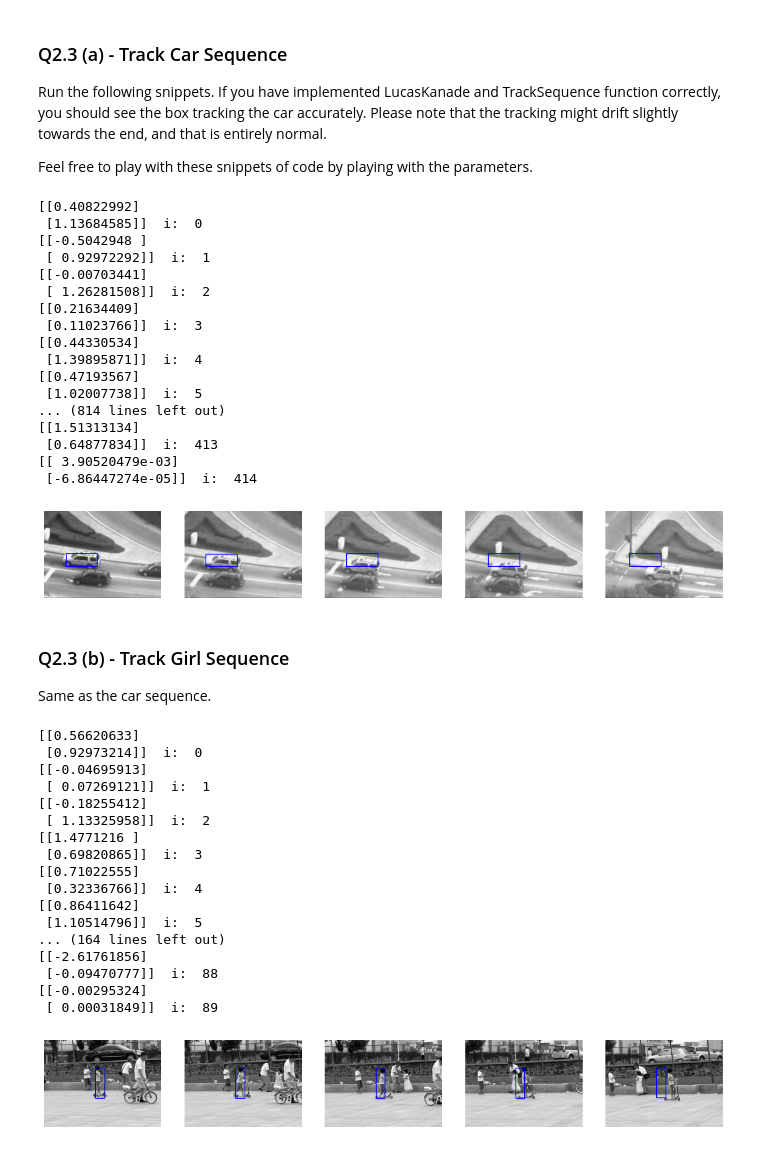
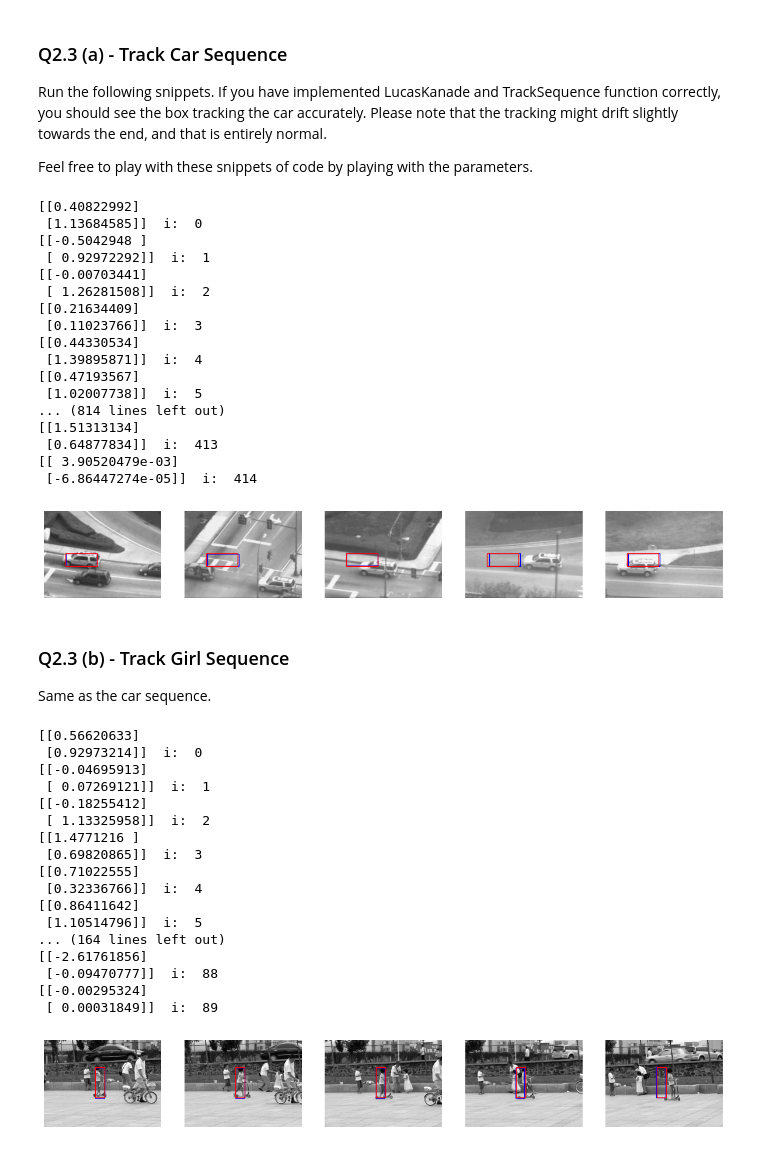
Before and after one commit to IanKrause/computer-vision, a Jupyter notebook: hw2/LucasKanade.ipynb, the cells around one changed output. Saved outputs shown, nothing was run; the diff lists cells and outputs as text; code cells hidden in the pictures.

```diff
--- a/hw2/LucasKanade.ipynb
+++ b/hw2/LucasKanade.ipynb
@@ -56,7 +56,7 @@ Make sure to comment your code and use proper names for your variables.
 from scipy.interpolate import RectBivariateSpline
 from numpy.linalg import lstsq
 
-def LucasKanade(It, It1, rect, threshold, num_iters, p0=np.zeros((2,1))):
+def LucasKanade(It, It1, rect, threshold, num_iters, p0):
     """
     :param[np.array(H, W)] It   : Grayscale image at time t [float]
     :param[np.array(H, W)] It1  : Grayscale image at time t+1 [float]
@@ -107,7 +107,6 @@ def LucasKanade(It, It1, rect, threshold, num_iters, p0=np.zeros((2,1))):
         #IW = rbs.ev(xgrid,ygrid)
         IW_flat = np.reshape(IW, (IW.size,1))
 
-        gradient = np.gradient(IW)
         gradientVecX = np.ravel(np.gradient(IW,axis=1))
         #print(gradientVecX.shape)
         gradientVecY = np.ravel(np.gradient(IW,axis=0))
@@ -139,6 +138,9 @@ def LucasKanade(It, It1, rect, threshold, num_iters, p0=np.zeros((2,1))):
     # plt.imshow(T_t)
     # plt.figure()
     # plt.imshow(IW)
+    # plt.figure()
+    # plt.imshow(np.gradient(IW,axis=0))
+
     # Px and Py seem to be switched, temporary fix for proper output
     # px_real = p[1,0]
     # py_real = p[0,0]
@@ -254,7 +258,7 @@ Run the following snippets. If you have implemented LucasKanade and TrackSequenc
 
 Feel free to play with these snippets of code by playing with the parameters.
 # %%
-def visualize_track(seq,rects,frames):
+def visualize_track(seq,rects,frames,rect):
     # Visualize tracks on an image sequence for a select number of frames
     plt.figure(figsize=(15,15))
     for i in range(len(frames)):
@@ -263,39 +267,42 @@ def visualize_track(seq,rects,frames):
         plt.subplot(1,len(frames),i+1)
         plt.imshow(frame, cmap='gray')
         plt.axis('off')
-        draw_rect(rects[idx],'b');
+        # print(rects[idx].shape)
+        draw_rect(rects[idx],'b')
+        draw_rect(rect,'r')
 # %%
 seq = np.load("data\\carseq.npy")
-rect = [59, 116, 145, 151]
+rect = np.array([59, 116, 145, 151])
+rect = np.reshape(rect, (rect.size,1))
 
 # NOTE: feel free to play with these parameters
 num_iters = 10000
 threshold = 0.01
 
 rects = TrackSequence(seq, rect, num_iters, threshold)
 
-#visualize_track(seq,rects,[0, 79, 159, 279, 409])
+visualize_track(seq,rects,[0, 79, 159, 279, 409],rect)
 scale = 10
-visualize_track(seq,rects,[0*scale, 1*scale, 2*scale, 3*scale, 4*scale]) # Check your switching of p values around, might be messing it up maybe?
+#visualize_track(seq,rects,[0*scale, 1*scale, 2*scale, 3*scale, 4*scale],rect) # Check your switching of p values around, might be messing it up maybe?
 # %% [output]
 [[0.40822992]
  [1.13684585]]  i:  0
 [[-0.5042948 ]
  [ 0.92972292]]  i:  1
 [[-0.00703441]
  [ 1.26281508]]  i:  2
 [[0.21634409]
  [0.11023766]]  i:  3
 [[0.44330534]
  [1.39895871]]  i:  4
 [[0.47193567]
  [1.02007738]]  i:  5
 ... (814 lines left out)
 [[1.51313134]
  [0.64877834]]  i:  413
 [[ 3.90520479e-03]
  [-6.86447274e-05]]  i:  414
-[figure, old version]
+[figure, new version]
 # %% [markdown]
 ### Q2.3 (b) - Track Girl Sequence
 
@@ -303,7 +310,8 @@ Same as the car sequence.
 # %%
 # Loads the squence
 seq = np.load("data\\girlseq.npy")
-rect = [280, 152, 330, 318]
+rect = np.array([280, 152, 330, 318])
+rect = np.reshape(rect, (rect.size,1))
 
 # NOTE: feel free to play with these parameters
 num_iters = 10000
@@ -311,7 +319,7 @@ threshold = 0.01
 
 rects = TrackSequence(seq, rect, num_iters, threshold)
 
-visualize_track(seq,rects,[0, 14, 34, 64, 84])
+visualize_track(seq,rects,[0, 14, 34, 64, 84],rect)
 # %% [output]
 [[0.56620633]
  [0.92973214]]  i:  0
@@ -330,4 +338,4 @@ visualize_track(seq,rects,[0, 14, 34, 64, 84])
  [-0.09470777]]  i:  88
 [[-0.00295324]
  [ 0.00031849]]  i:  89
-[figure, old version]
+[figure, new version]
```
Also changed, not shown: parts of 1 cell of this notebook.
